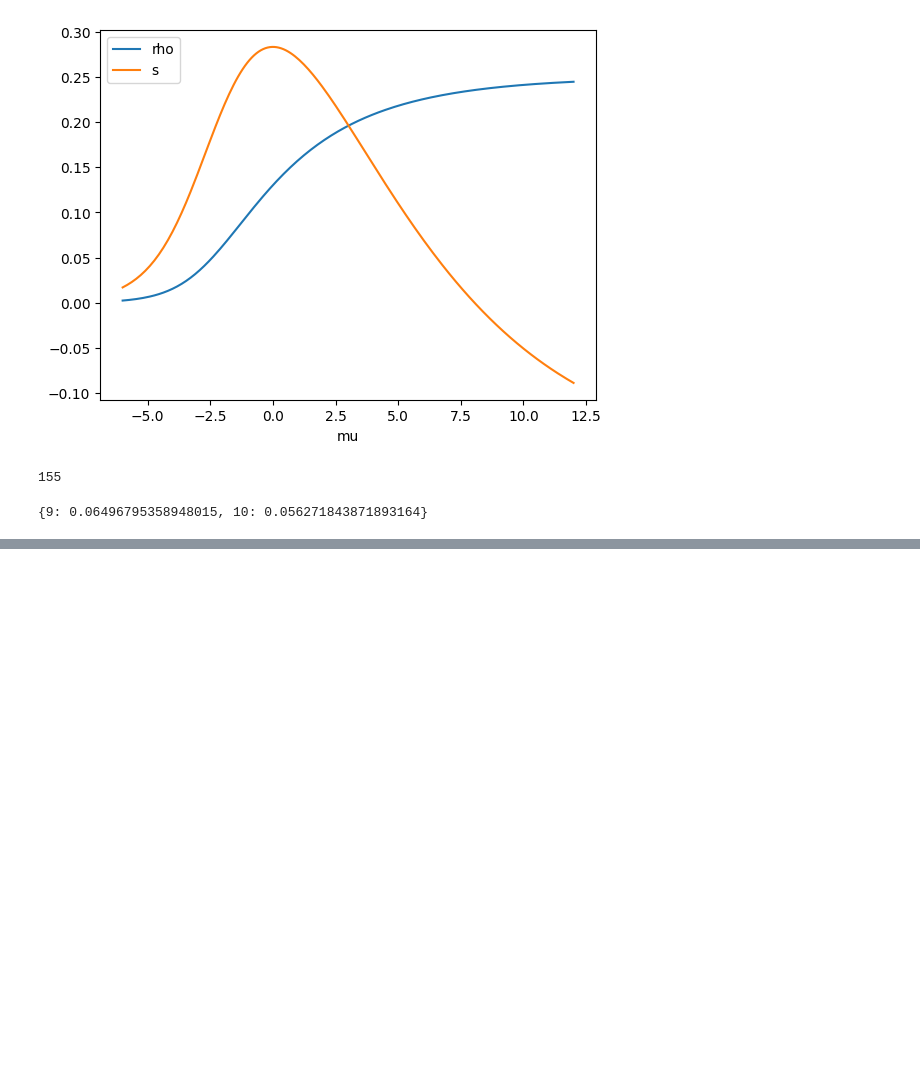
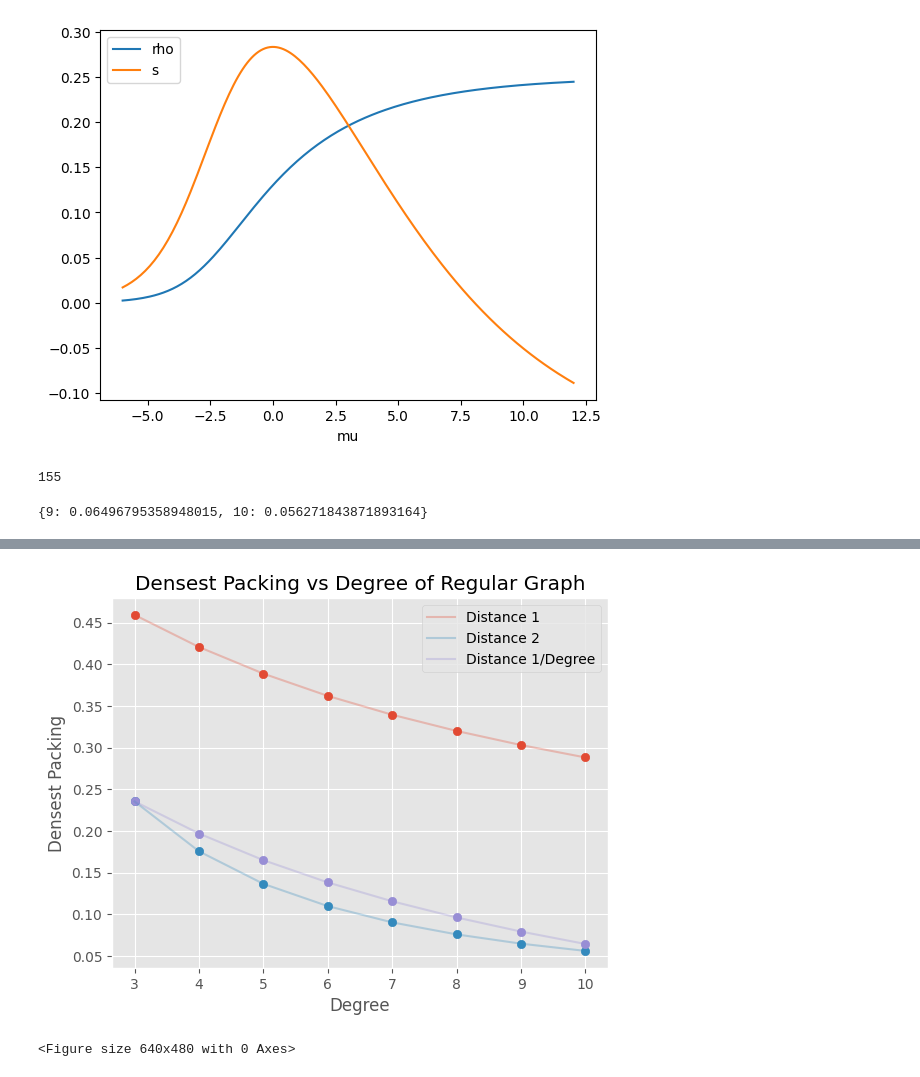
Before and after one commit to Evicten/distance_L_independent_set, a Jupyter notebook: bp_distance2_newfactor.ipynb, the cells around one changed output, grey strips where cells are left out. Saved outputs shown, nothing was run; the diff lists cells and outputs as text; code cells hidden in the pictures; blank space fills up the shorter version.

```diff
--- a/bp_distance2_newfactor.ipynb
+++ b/bp_distance2_newfactor.ipynb
@@ -172,0 +231,22 @@ print(densest_packings)
+# %%
+plt.style.use('ggplot')
+
+plt.scatter(degree, densest_packings_1)
+plt.plot(degree, densest_packings_1, alpha=0.3, label='Distance 1'   )
+
+plt.scatter(degree, densest_packings_2)
+plt.plot(degree, densest_packings_2, alpha=0.3, label='Distance 2')
+
+plt.scatter(degree, comparison_2)
+plt.plot(degree, comparison_2, alpha=0.3, label='Distance 1/Degree')
+
+plt.xlabel('Degree')
+plt.ylabel('Densest Packing')
+plt.title('Densest Packing vs Degree of Regular Graph')
+plt.legend()
+plt.savefig('densest_packings.png')
+plt.show()
+plt.savefig('densest_packings.png')
+# %% [output]
+[figure, added]
+<Figure size 640x480 with 0 Axes>
```
Also changed, not shown: parts of 4 cells of this notebook, 12 other files.
